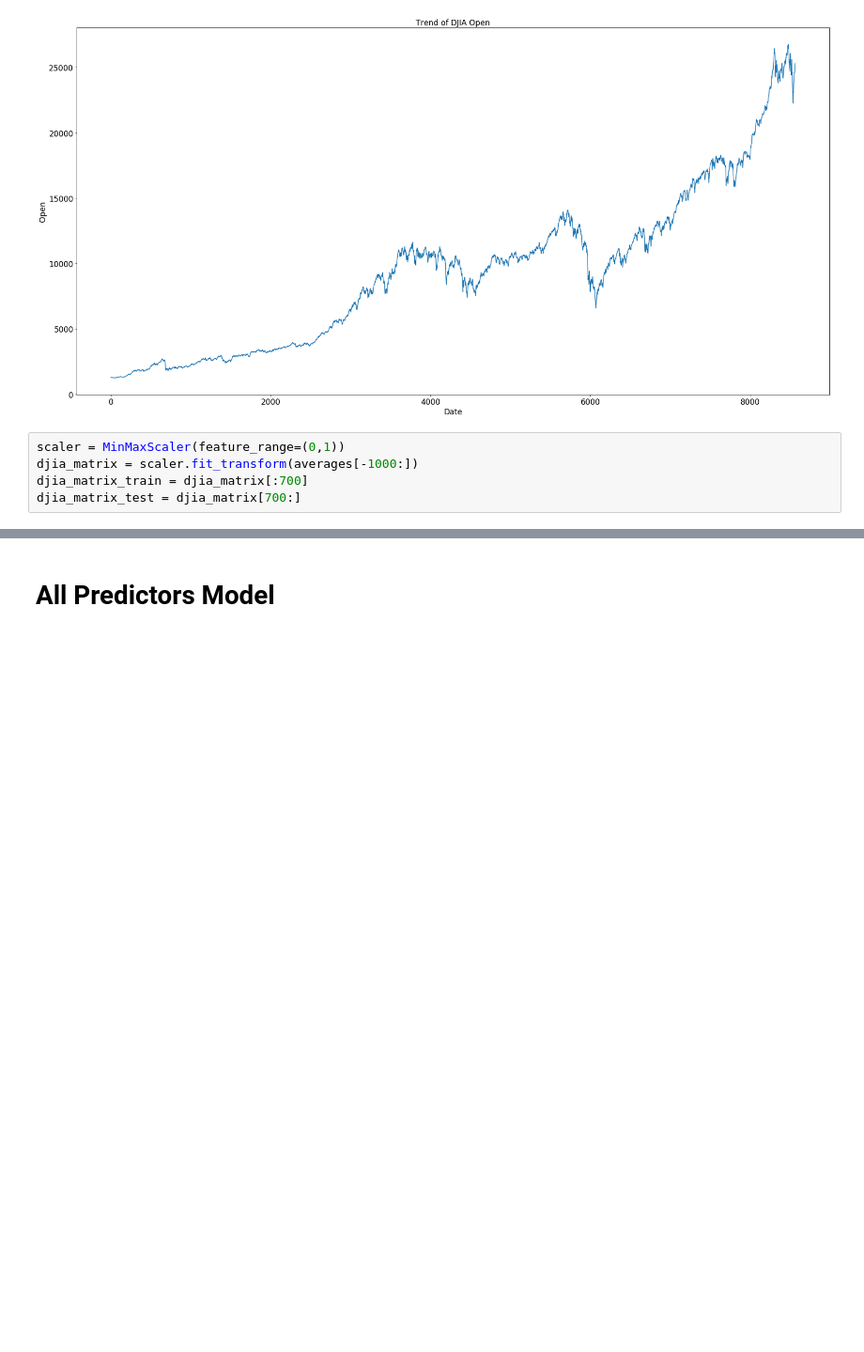
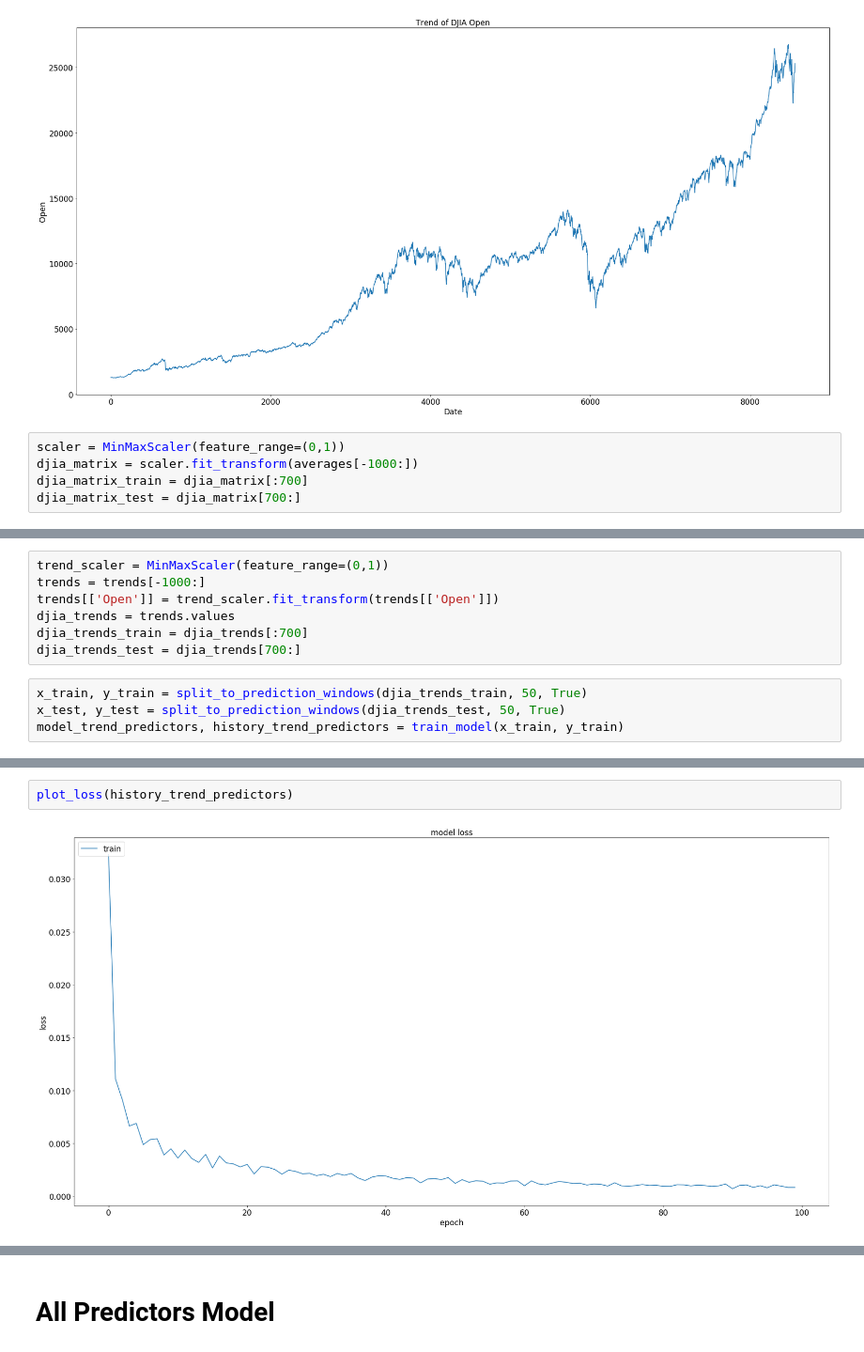
Before and after one commit to Sean2108/DJIA-And-Oil-Price-Prediction, a Jupyter notebook: model.ipynb, the cells around one changed output, grey strips where cells are left out. Shown at 94% size. Drawn from its saved outputs; the diff is of its cells as text; blank space fills up the shorter version.

```diff
--- a/model.ipynb
+++ b/model.ipynb
@@ -135,0 +154,11 @@ djia_matrix_test = djia_matrix[700:]
+# %%
+trend_scaler = MinMaxScaler(feature_range=(0,1))
+trends = trends[-1000:]
+trends[['Open']] = trend_scaler.fit_transform(trends[['Open']])
+djia_trends = trends.values
+djia_trends_train = djia_trends[:700]
+djia_trends_test = djia_trends[700:]
+# %%
+x_train, y_train = split_to_prediction_windows(djia_trends_train, 50, True)
+x_test, y_test = split_to_prediction_windows(djia_trends_test, 50, True)
+model_trend_predictors, history_trend_predictors = train_model(x_train, y_train)
@@ -135,0 +183,4 @@ djia_matrix_test = djia_matrix[700:]
+# %%
+plot_loss(history_trend_predictors)
+# %% [output]
+[figure, added]
```
Also changed, not shown: parts of 12 cells of this notebook.
